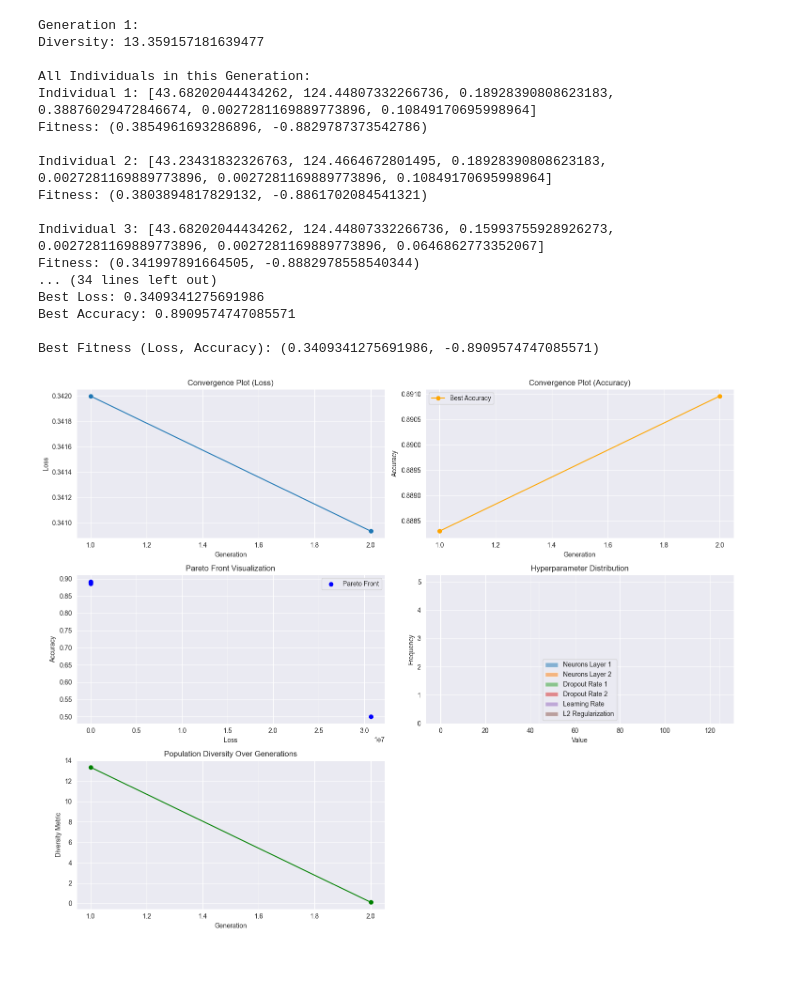
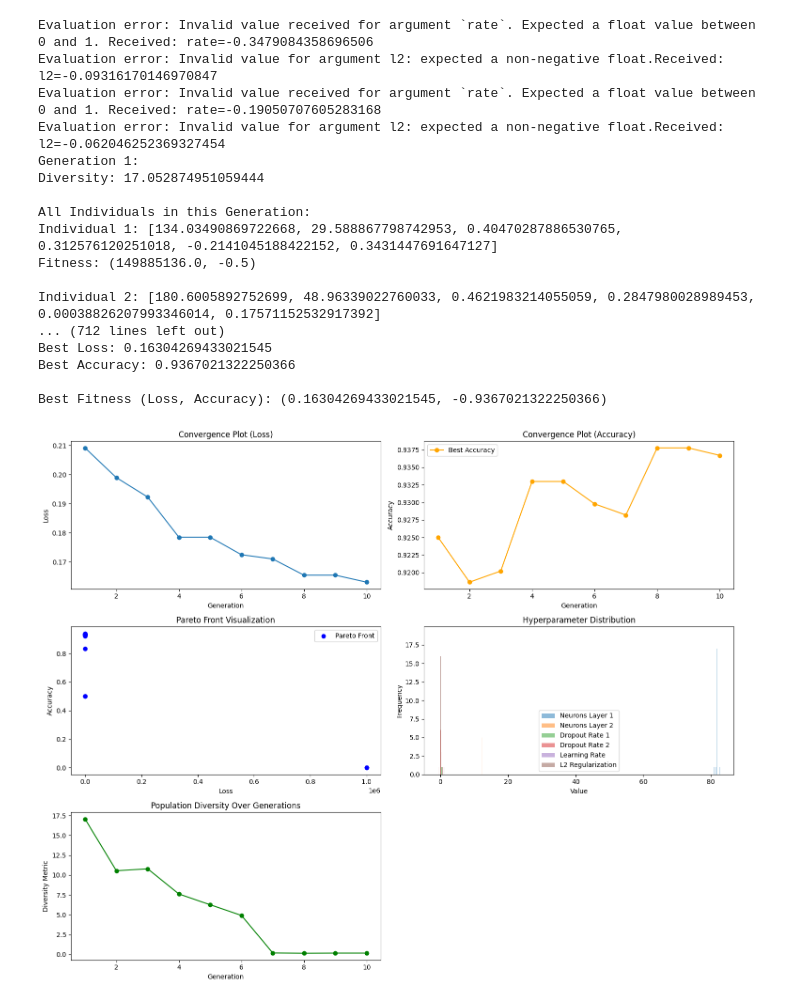
Before and after one commit to AmandiW/ci-coursework, a Jupyter notebook: final_moga_optimized_ann.ipynb, the cells around one changed output. Drawn from its saved outputs; the diff is of its cells as text; code cells hidden in the pictures; blank space fills up the shorter version.

Commit message:
Tested with different initialization values

```diff
--- a/final_moga_optimized_ann.ipynb
+++ b/final_moga_optimized_ann.ipynb
@@ -45,10 +56,10 @@ class StrokeModelOptimizer:
         self.X_train, self.X_test, self.y_train, self.y_test, self.scaler = self.load_and_preprocess_data(filepath)
 
         # Enhanced GA Configuration
-        self.POPULATION_SIZE = 5
-        self.MAX_GENERATIONS = 2
+        self.POPULATION_SIZE = 20
+        self.MAX_GENERATIONS = 10
         self.CROSSOVER_PROB = 0.6
-        self.MUTATION_PROB = 0.5
+        self.MUTATION_PROB = 0.4
 
         # Gene configuration: ranges for hyperparameters with wider exploration
         self.GENE_CONFIGS = {
@@ -59,7 +70,8 @@ class StrokeModelOptimizer:
             'learning_rate': (0.0001, 0.01),  # Wider learning rate range
             'l2_reg': (1e-4, 1)  # Expanded regularization range
         }
-        self.TRAINING_EPOCHS = 5
+        self.TRAINING_EPOCHS = 20
+
         # Tracking variables
         self.generation_best_loss = []
         self.generation_diversity = []
@@ -119,24 +131,8 @@ class StrokeModelOptimizer:
 
         # Enhanced crossover and mutation
         self.toolbox.register("mate", tools.cxBlend, alpha=0.5)
-        #self.toolbox.register("mutate", tools.mutGaussian, mu=0, sigma=0.5, indpb=0.3)
+        self.toolbox.register("mutate", tools.mutGaussian, mu=0, sigma=0.5, indpb=0.3)
 
-        #Remove this for prev code (and uncomment mutate above) ---------------------------------
-        # Clamp function to enforce valid l2 range (ensure non-negative values)
-        def mutate_with_clamping(individual):
-        # Apply Gaussian mutation
-            tools.mutGaussian(individual, mu=0, sigma=0.5, indpb=0.3)
-
-            # Clamp l2 value to ensure it is non-negative
-            individual[5] = max(0.0, individual[5])  # Ensure l2 is non-negative
-            # Clamp rate to ensure it's between 0 and 1
-            individual[3] = min(1.0, max(0.0, individual[4]))  # Ensure learning rate is between 0 and 1
-            return individual,
-
-        self.toolbox.register("mutate", mutate_with_clamping)
-        #--------------------------------------------------------------
-
-        # Custom selection with tournament selection to maintain diversity
         def diversity_tournament_selection(individuals, k, tournsize=5):
             """Tournament selection with diversity consideration"""
             selected = []
@@ -333,9 +329,6 @@ class StrokeModelOptimizer:
         # Use the best individual's hyperparameters to build and train the final model
         print("\nBest Overall Individual Hyperparameters:", self.best_individual)
 
-        # Build final model using BEST optimized hyperparameters
-        final_model = self.build_ann(self.best_individual)
-
         # Train with full training data using optimized hyperparameters
         neurons1, neurons2, drop1, drop2, lr, l2_reg = self.best_individual
         print("\nTraining Final Model with Optimized Hyperparameters:")
@@ -345,6 +338,9 @@ class StrokeModelOptimizer:
         print(f"Dropout Rate 2: {drop2}")
         print(f"Learning Rate: {lr}")
         print(f"L2 Regularization: {l2_reg}")
+
+        # Build final model using BEST optimized hyperparameters
+        final_model = self.build_ann(self.best_individual)
 
         # Train the model
         final_model.fit(self.X_train, self.y_train,
@@ -389,25 +385,25 @@ class StrokeModelOptimizer:
 # %%
 # Run the optimizer
 if __name__ == "__main__":
-    filepath = r"cleaned-stroke-prediction-dataset-balanced.csv"
+    filepath = r"/content/sample_data/cleaned-stroke-prediction-dataset-balanced.csv"
     optimizer = StrokeModelOptimizer(filepath)
     optimizer.run_optimization()
 # %% [output]
+Evaluation error: Invalid value received for argument `rate`. Expected a float value between 0 and 1. Received: rate=-0.3479084358696506
+Evaluation error: Invalid value for argument l2: expected a non-negative float.Received: l2=-0.09316170146970847
+Evaluation error: Invalid value received for argument `rate`. Expected a float value between 0 and 1. Received: rate=-0.19050707605283168
+Evaluation error: Invalid value for argument l2: expected a non-negative float.Received: l2=-0.062046252369327454
 Generation 1:
-Diversity: 13.359157181639477
+Diversity: 17.052874951059444
 
 All Individuals in this Generation:
-Individual 1: [43.68202044434262, 124.44807332266736, 0.18928390808623183, 0.38876029472846674, 0.0027281169889773896, 0.10849170695998964]
-Fitness: (0.3854961693286896, -0.8829787373542786)
+Individual 1: [134.03490869722668, 29.588867798742953, 0.40470287886530765, 0.312576120251018, -0.2141045188422152, 0.3431447691647127]
+Fitness: (149885136.0, -0.5)
 
-Individual 2: [43.23431832326763, 124.4664672801495, 0.18928390808623183, 0.0027281169889773896, 0.0027281169889773896, 0.10849170695998964]
-Fitness: (0.3803894817829132, -0.8861702084541321)
+Individual 2: [180.6005892752699, 48.96339022760033, 0.4621983214055059, 0.2847980028989453, 0.00038826207993346014, 0.17571152532917392]
+... (712 lines left out)
+Best Loss: 0.16304269433021545
+Best Accuracy: 0.9367021322250366
 
-Individual 3: [43.68202044434262, 124.44807332266736, 0.15993755928926273, 0.0027281169889773896, 0.0027281169889773896, 0.0646862773352067]
-Fitness: (0.341997891664505, -0.8882978558540344)
-... (34 lines left out)
-Best Loss: 0.3409341275691986
-Best Accuracy: 0.8909574747085571
-
-Best Fitness (Loss, Accuracy): (0.3409341275691986, -0.8909574747085571)
+Best Fitness (Loss, Accuracy): (0.16304269433021545, -0.9367021322250366)
-[figure, old version]
+[figure, new version]
```
Also changed, not shown: parts of 3 cells of this notebook.
